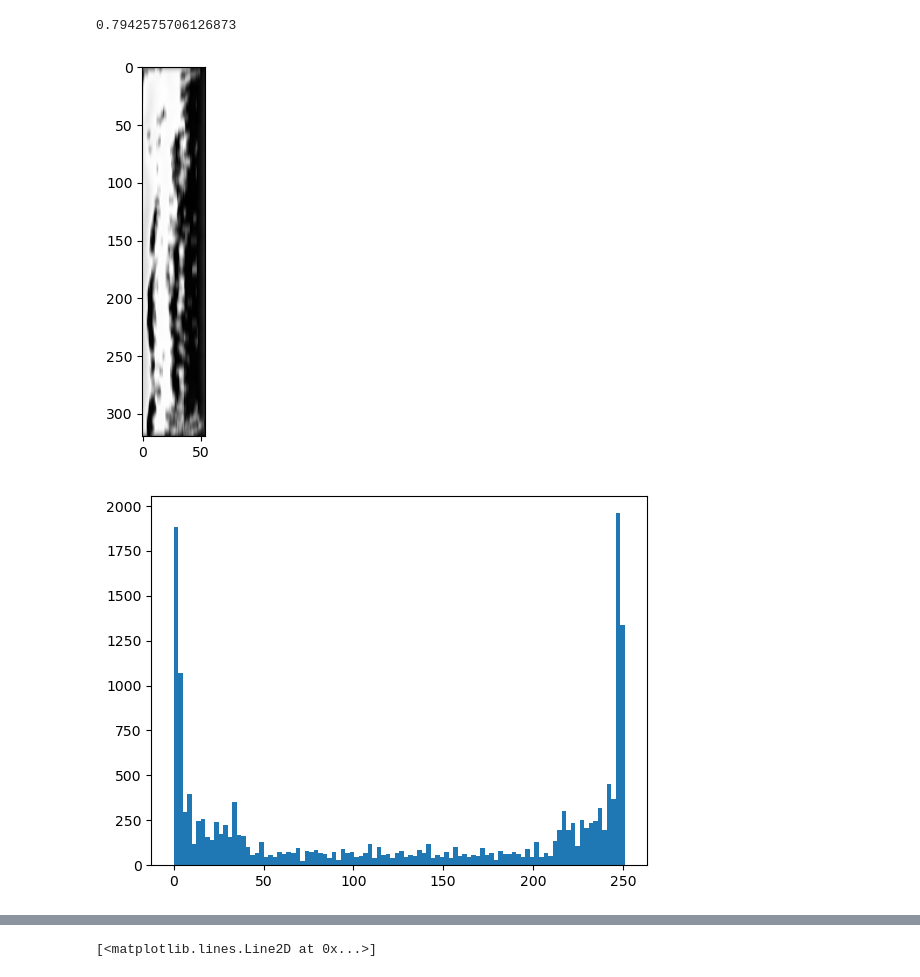
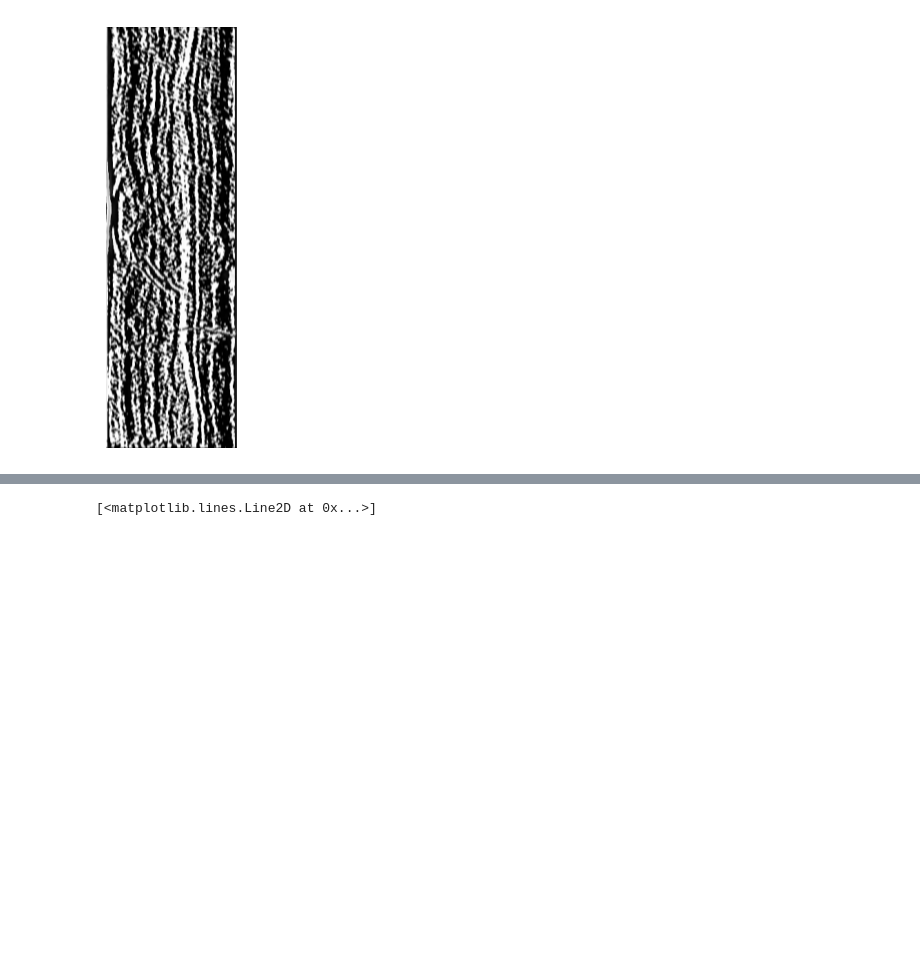
Before and after one commit to JGIBristol/cementum_imaging, a Jupyter notebook: gaussfilter.ipynb, the cells around one changed output, grey strips where cells are left out. Cells and saved outputs as stored; diff of their text form; code cells hidden in the pictures; blank space fills up the shorter version.

```diff
--- a/gaussfilter.ipynb
+++ b/gaussfilter.ipynb
@@ -17,21 +26,23 @@ plt.imshow(image, cmap="grey")
 # %%
 """
 Apply a steerable Gaussian filter to it
 
 """
 from cementum import filter
-sigma = 3
+
+sigma = 1.5
 
 filtered = filter.steerable_filter(image, theta=0, sigma=sigma)
-print(bimodality_coefficient(filtered.flat))
 
-plt.imshow(filtered, cmap="grey")
-plt.figure()
-_ = plt.hist(filtered.flat, bins=100)
+fig, axis = plt.subplots()
+axis.imshow(filtered, cmap="grey")
+
+fig.tight_layout()
+axis.set_axis_off()
+
+fig.savefig(f"{img_dir}/single_filter.png", bbox_inches="tight")
 # %% [output]
-0.7942575706126873
-[figure, old version]
+[figure, new version]
-[figure, removed]
 # %%
 """
 Apply the average of multiple filters to it
```
Also changed, not shown: parts of 6 cells of this notebook, 1 other file.
